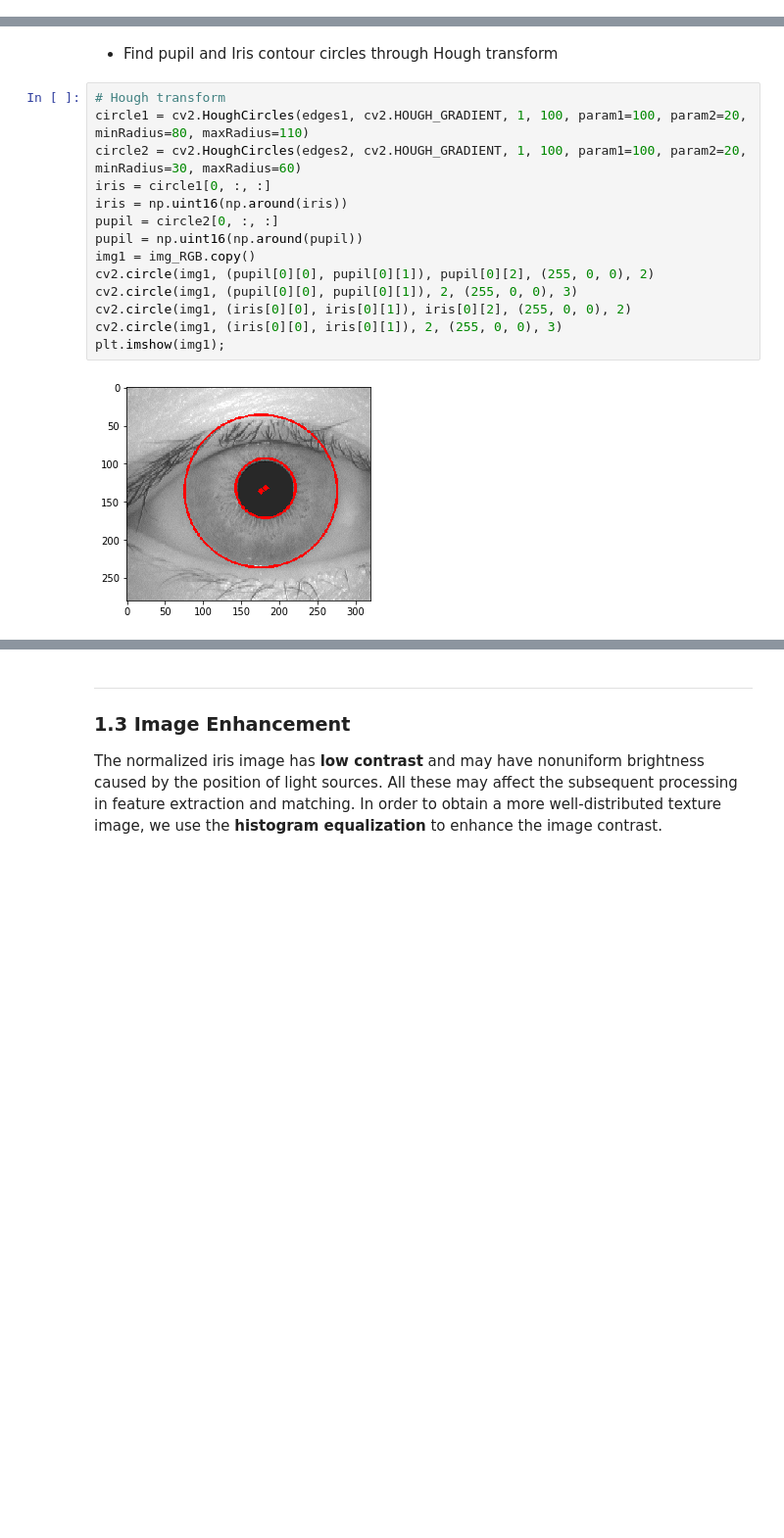
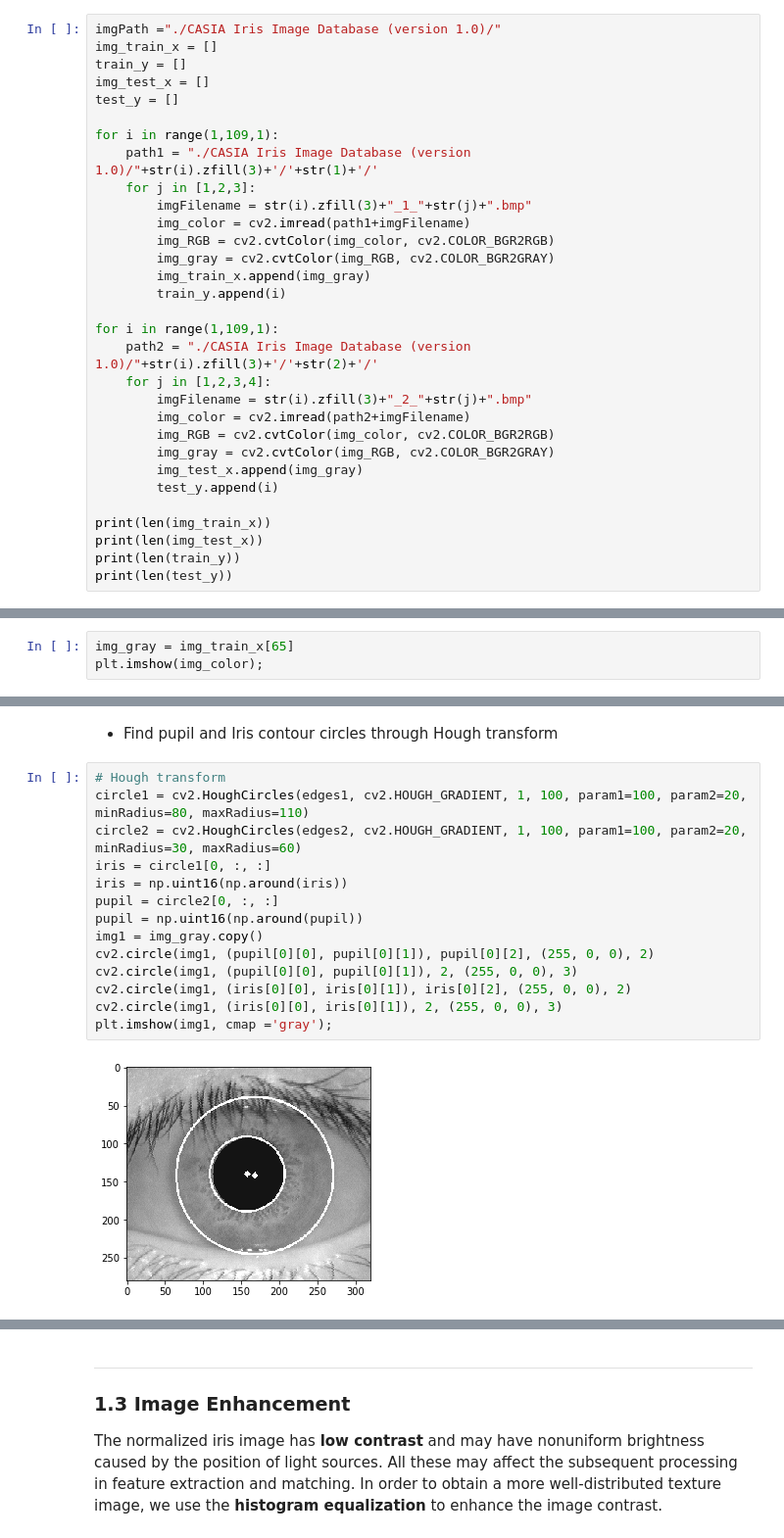
Before and after one commit to Yifei-alma-xu/Iris-Rrecognition, a Jupyter notebook: Iris_Recognition_yifei.ipynb, the cells around one changed output, grey strips where cells are left out. Shown at 98% size. Saved outputs shown, nothing was run; the diff lists cells and outputs as text; blank space fills up the shorter version.

```diff
--- a/Iris_Recognition_yifei.ipynb
+++ b/Iris_Recognition_yifei.ipynb
@@ -0,0 +13,31 @@
+# %%
+imgPath ="./CASIA Iris Image Database (version 1.0)/"
+img_train_x = []
+train_y = []
+img_test_x = []
+test_y = []
+
+for i in range(1,109,1):
+    path1 = "./CASIA Iris Image Database (version 1.0)/"+str(i).zfill(3)+'/'+str(1)+'/'
+    for j in [1,2,3]:
+        imgFilename = str(i).zfill(3)+"_1_"+str(j)+".bmp"
+        img_color = cv2.imread(path1+imgFilename)
+        img_RGB = cv2.cvtColor(img_color, cv2.COLOR_BGR2RGB)
+        img_gray = cv2.cvtColor(img_RGB, cv2.COLOR_BGR2GRAY)
+        img_train_x.append(img_gray)
+        train_y.append(i)
+
+for i in range(1,109,1):
+    path2 = "./CASIA Iris Image Database (version 1.0)/"+str(i).zfill(3)+'/'+str(2)+'/'
+    for j in [1,2,3,4]:
+        imgFilename = str(i).zfill(3)+"_2_"+str(j)+".bmp"
+        img_color = cv2.imread(path2+imgFilename)
+        img_RGB = cv2.cvtColor(img_color, cv2.COLOR_BGR2RGB)
+        img_gray = cv2.cvtColor(img_RGB, cv2.COLOR_BGR2GRAY)
+        img_test_x.append(img_gray)
+        test_y.append(i)
+
+print(len(img_train_x))
+print(len(img_test_x))
+print(len(train_y))
+print(len(test_y))
@@ -34,0 +64,3 @@ plt.imshow(img_color);
+# %%
+img_gray = img_train_x[65]
+plt.imshow(img_color);
@@ -66,19 +97,19 @@ plt.imshow(edges2, cmap = 'gray');
 # %%
 # Hough transform
 circle1 = cv2.HoughCircles(edges1, cv2.HOUGH_GRADIENT, 1, 100, param1=100, param2=20, minRadius=80, maxRadius=110)
 circle2 = cv2.HoughCircles(edges2, cv2.HOUGH_GRADIENT, 1, 100, param1=100, param2=20, minRadius=30, maxRadius=60)
 iris = circle1[0, :, :]
 iris = np.uint16(np.around(iris))
 pupil = circle2[0, :, :]
 pupil = np.uint16(np.around(pupil))
-img1 = img_RGB.copy()
+img1 = img_gray.copy()
 cv2.circle(img1, (pupil[0][0], pupil[0][1]), pupil[0][2], (255, 0, 0), 2)
 cv2.circle(img1, (pupil[0][0], pupil[0][1]), 2, (255, 0, 0), 3)
 cv2.circle(img1, (iris[0][0], iris[0][1]), iris[0][2], (255, 0, 0), 2)
 cv2.circle(img1, (iris[0][0], iris[0][1]), 2, (255, 0, 0), 3)
-plt.imshow(img1);
+plt.imshow(img1, cmap ='gray');
 # %% [output]
-[figure, old version]
+[figure, new version]
 # %%
 def IrisLocalization(img_gray, img_RGB):
     # Image blur by kernel
```
Also changed, not shown: parts of 14 cells of this notebook.
